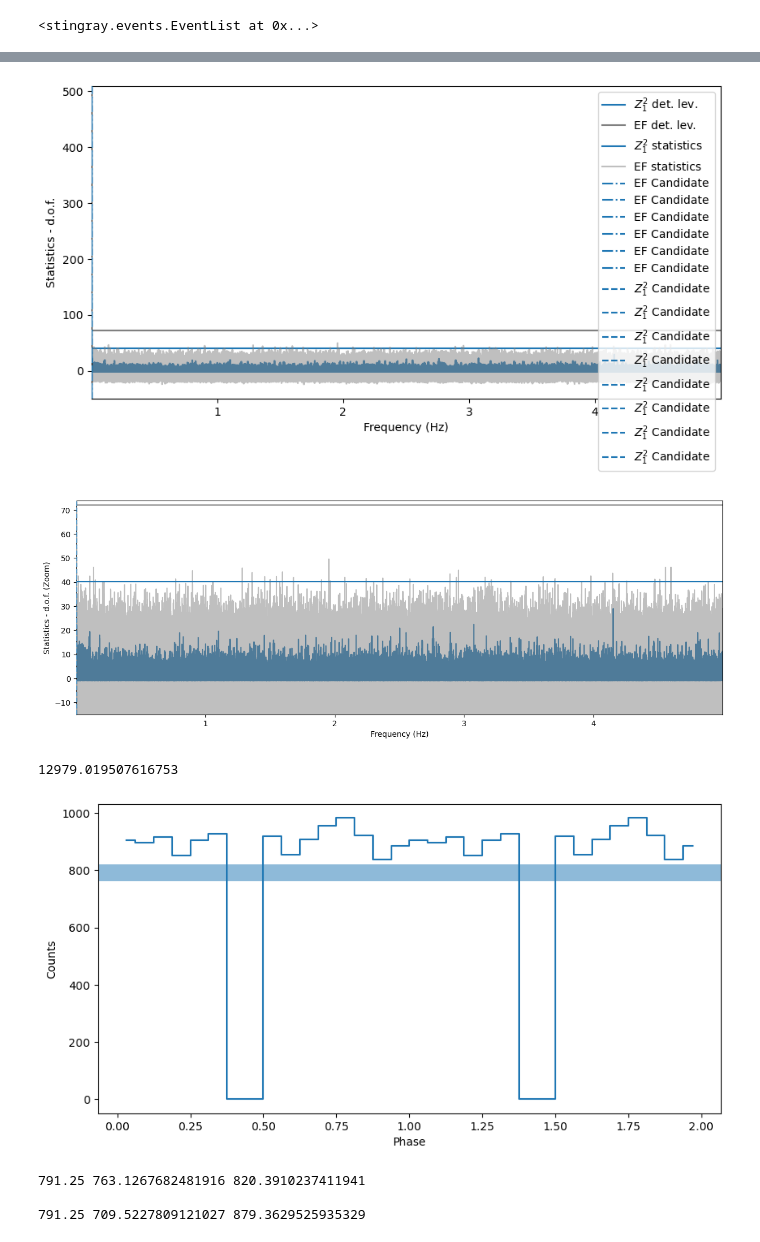
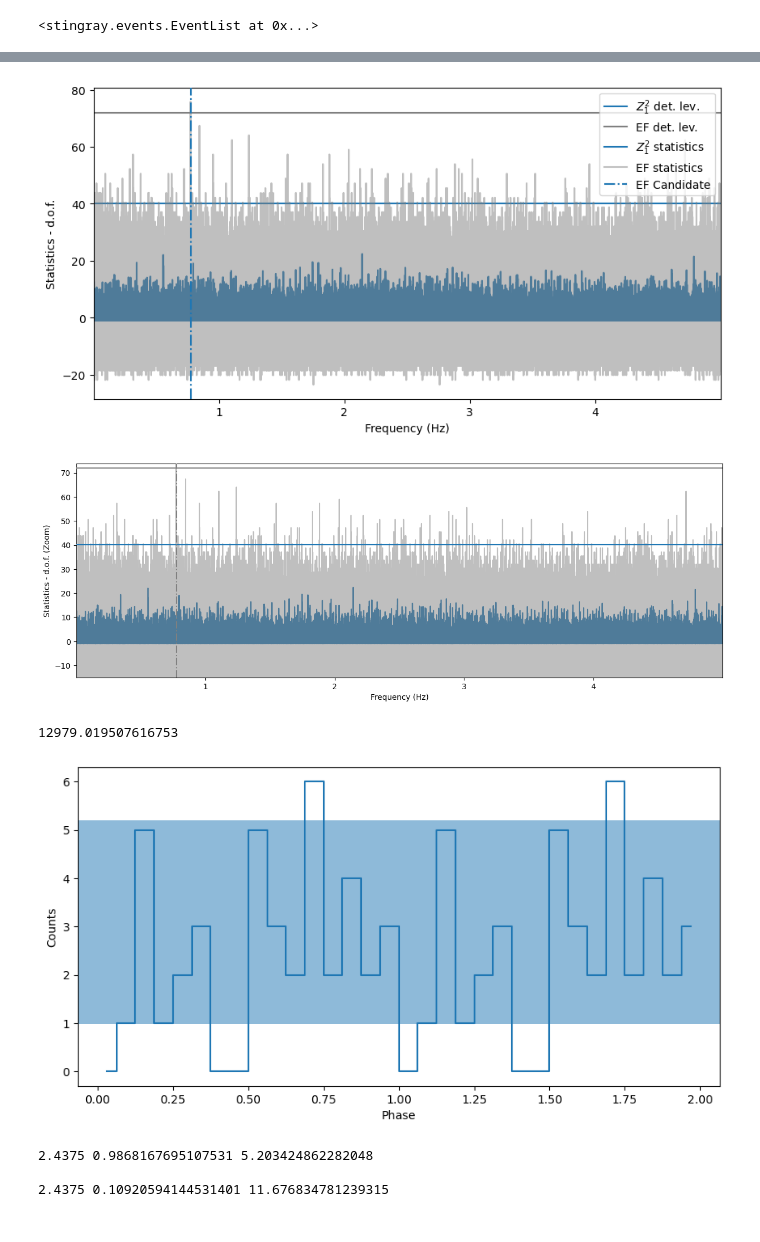
Before and after one commit to ceeliiaa/STONKS-alert, a Jupyter notebook: ObsID0945040133_SRCNUM11/EMOS/EMOS1/ObsID0945040133_SRCNUM11_EMOS1_Periodicity.ipynb, the cells around one changed output, grey strips where cells are left out. Cells and saved outputs as stored; diff of their text form; code cells hidden in the pictures.

```diff
--- a/ObsID0945040133_SRCNUM11/EMOS/EMOS1/ObsID0945040133_SRCNUM11_EMOS1_Periodicity.ipynb
+++ b/ObsID0945040133_SRCNUM11/EMOS/EMOS1/ObsID0945040133_SRCNUM11_EMOS1_Periodicity.ipynb
@@ -215,7 +215,7 @@ ColDefs(
 # %% [markdown]
 ## Event list
 # %%
-evt_names = glob.glob('ObsID*_SRCNUM*_E*ImagingEvts.fits')
+evt_names = glob.glob('*source_events.fits')
 
 source_events = st.EventList.read(evt_names[0],fmt_='hea',skip_checks=True)
 source_events.gti = gtis10
@@ -317,25 +303,25 @@ plt.ylabel('Statistics - d.o.f. (Zoom)')
 plt.ylim([-15, ef_detlev - nbin + 3])
 _ = plt.xlim([frequencies[0], frequencies[-1]])
 # %% [output]
-[figure, old version]
+[figure, new version]
-[figure, old version]
+[figure, new version]
 # %%
 f0 = 7.704742252780719e-05
 P = 1 / f0
 print(P)
 ph, profile, profile_err = fold_events(clean_events.time, f0)
 _ = plot_profile(ph,profile)
 
 profile_err
 
 ph_out = np.concatenate((ph,ph+1))
 profile_out = np.concatenate((profile,profile))
 prof_err_out = np.concatenate((profile_err,profile_err))
 
-# np.savetxt('src1_pulse_profile.csv',(ph_out, profile_out,prof_err_out),delimiter=',')
+np.savetxt('src1_pulse_profile.csv',(ph_out, profile_out,prof_err_out),delimiter=',')
 # %% [output]
 12979.019507616753
-[figure, old version]
+[figure, new version]
 # %%
 err_low, err_high = poisson_conf_interval(np.mean(profile), interval="frequentist-confidence", sigma=1)
 print(np.mean(profile),err_low, err_high)
@@ -344,6 +330,6 @@ print()
 err_low, err_high = poisson_conf_interval(np.mean(profile), interval="frequentist-confidence", sigma=3)
 print(np.mean(profile),err_low, err_high)
 # %% [output]
-791.25 763.1267682481916 820.3910237411941
+2.4375 0.9868167695107531 5.203424862282048
 
-791.25 709.5227809121027 879.3629525935329
+2.4375 0.10920594144531401 11.676834781239315
```
Also changed, not shown: parts of 6 cells of this notebook, 2 other files.
